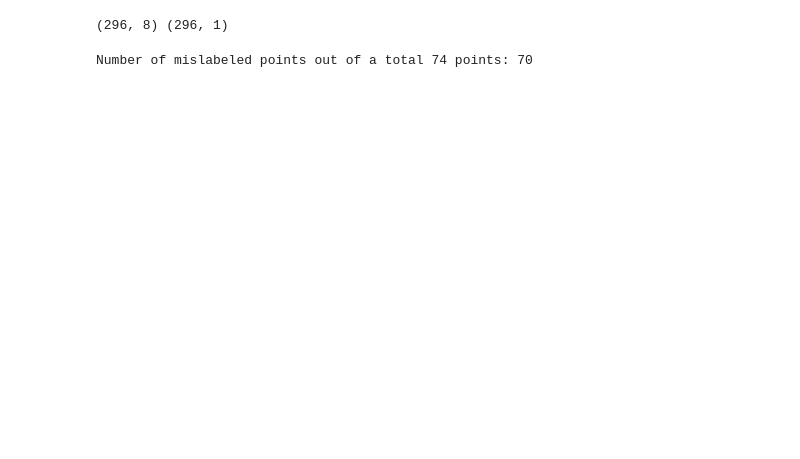
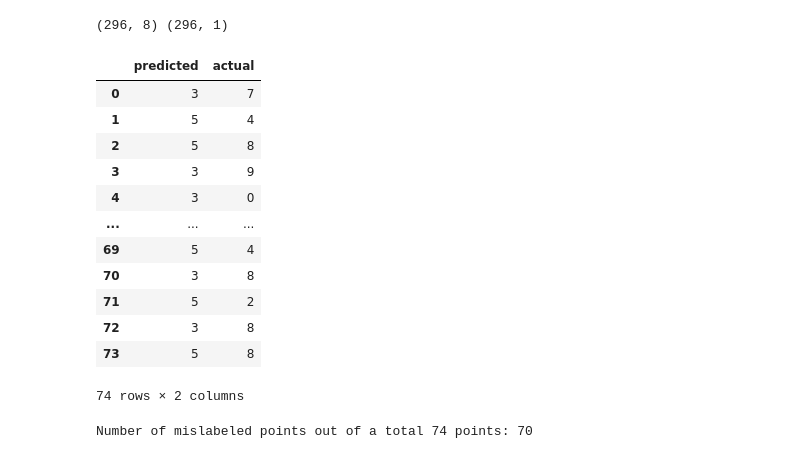
Before and after one commit to jason-hernandez-73/Mental_Health, a Jupyter notebook: jason_jupyter.ipynb, the cells around one changed output. Drawn from its saved outputs; the diff is of its cells as text; code cells hidden in the pictures; blank space fills up the shorter version.

```diff
--- a/jason_jupyter.ipynb
+++ b/jason_jupyter.ipynb
@@ -444,6 +446,24 @@ y = econ_df_2["Household_Income"].values.reshape(-1, 1)
 print(X.shape, y.shape)
 # %% [output]
 (296, 8) (296, 1)
+# %%
+df=pd.DataFrame(y_pred, columns=['predicted'])
+df['actual']=y_test_encoded
+df
+# %% [output]
+|  | predicted | actual |
+| 0 | 3 | 7 |
+| 1 | 5 | 4 |
+| 2 | 5 | 8 |
+| 3 | 3 | 9 |
+| 4 | 3 | 0 |
+| ... | ... | ... |
+| 69 | 5 | 4 |
+| 70 | 3 | 8 |
+| 71 | 5 | 2 |
+| 72 | 3 | 8 |
+| 73 | 5 | 8 |
+74 rows × 2 columns
 # %%
 x_train, x_test, y_train, y_test = train_test_split(X, y, random_state = 18)
 labelencoder = LabelEncoder()
```
Also changed, not shown: parts of 1 cell of this notebook, 1 other file.
